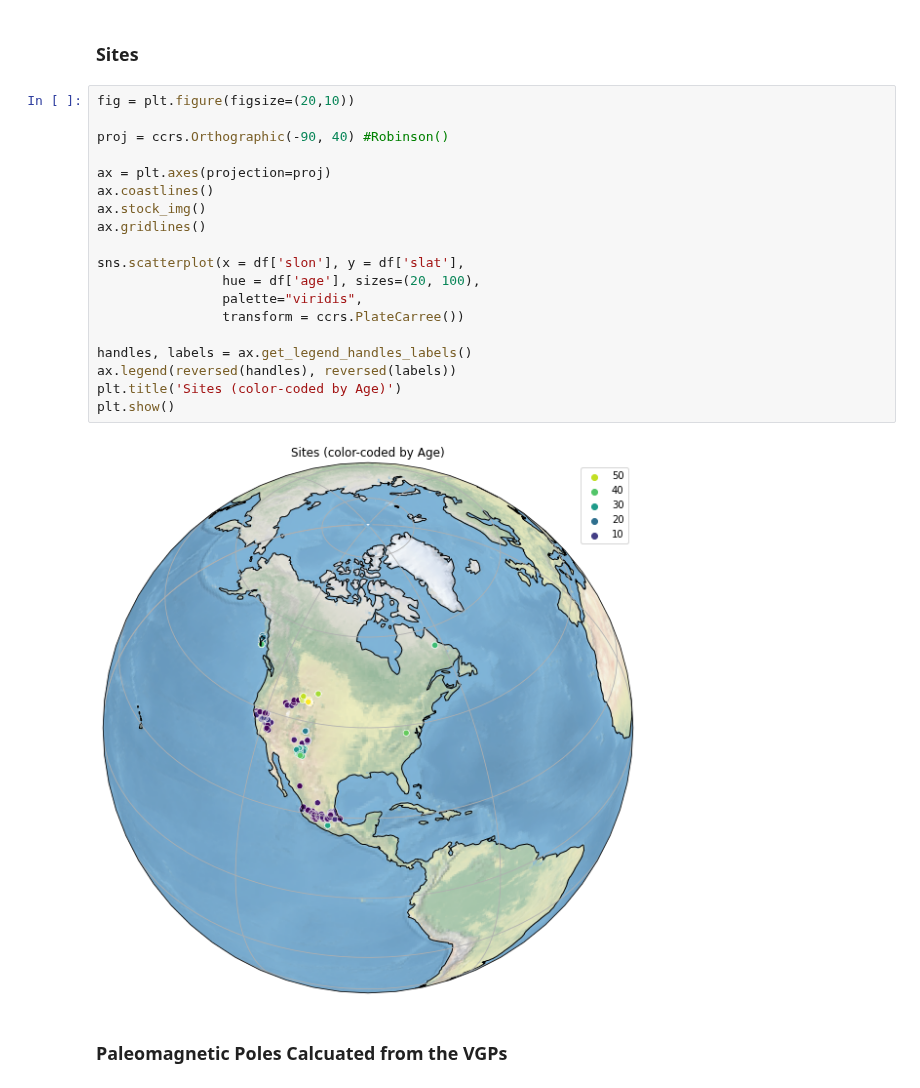
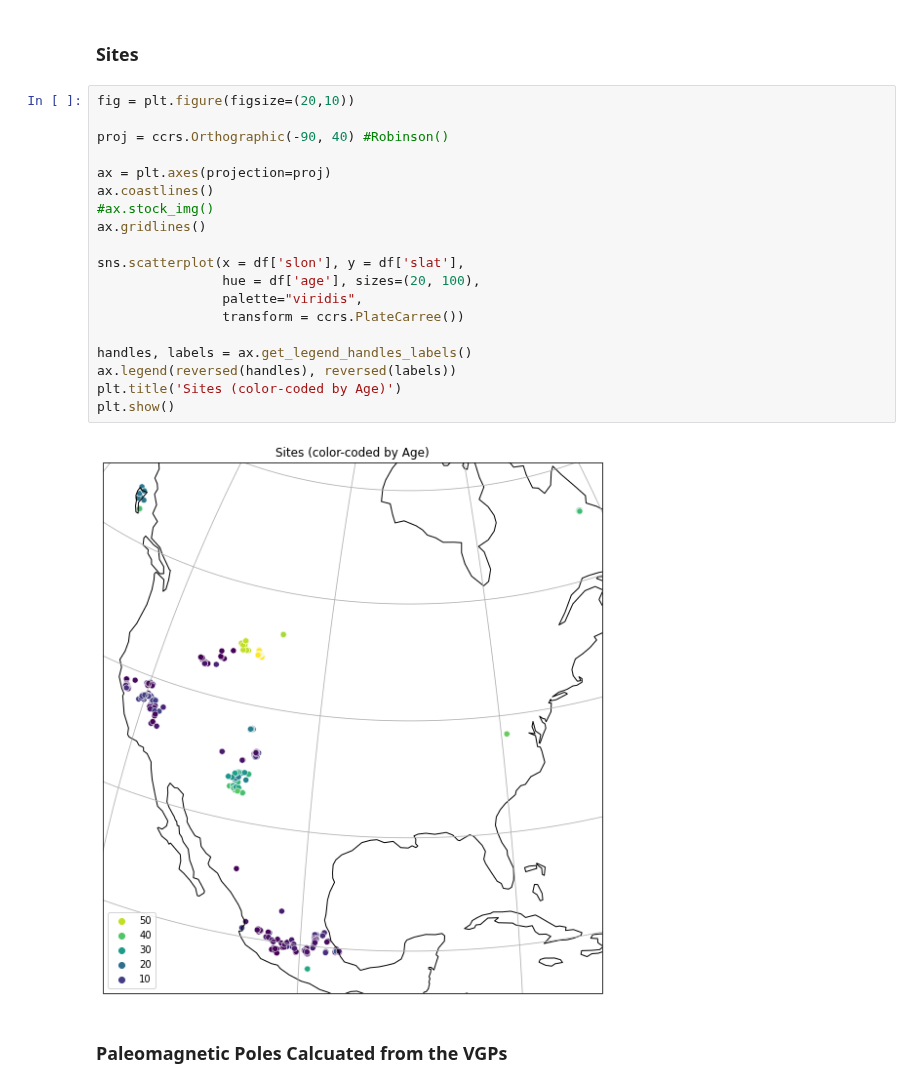
Before and after one commit to bramvaes/Young_CEED_2.0, a Jupyter notebook: Data_read.ipynb, the cells around one changed output. Saved outputs shown, nothing was run; the diff lists cells and outputs as text.

```diff
--- a/Data_read.ipynb
+++ b/Data_read.ipynb
@@ -145,24 +156,24 @@ plt.show()
 # %%
 fig = plt.figure(figsize=(20,10))
 
 proj = ccrs.Orthographic(-90, 40) #Robinson()
 
 ax = plt.axes(projection=proj)
 ax.coastlines()
-ax.stock_img()
+#ax.stock_img()
 ax.gridlines()
 
 sns.scatterplot(x = df['slon'], y = df['slat'],
                 hue = df['age'], sizes=(20, 100),
                 palette="viridis",
                 transform = ccrs.PlateCarree())
 
 handles, labels = ax.get_legend_handles_labels()
 ax.legend(reversed(handles), reversed(labels))
 plt.title('Sites (color-coded by Age)')
 plt.show()
 # %% [output]
-[figure, old version]
+[figure, new version]
 # %% [markdown]
 ### Paleomagnetic Poles Calcuated from the VGPs
 # %%
```
Also changed, not shown: parts of 4 cells of this notebook.
